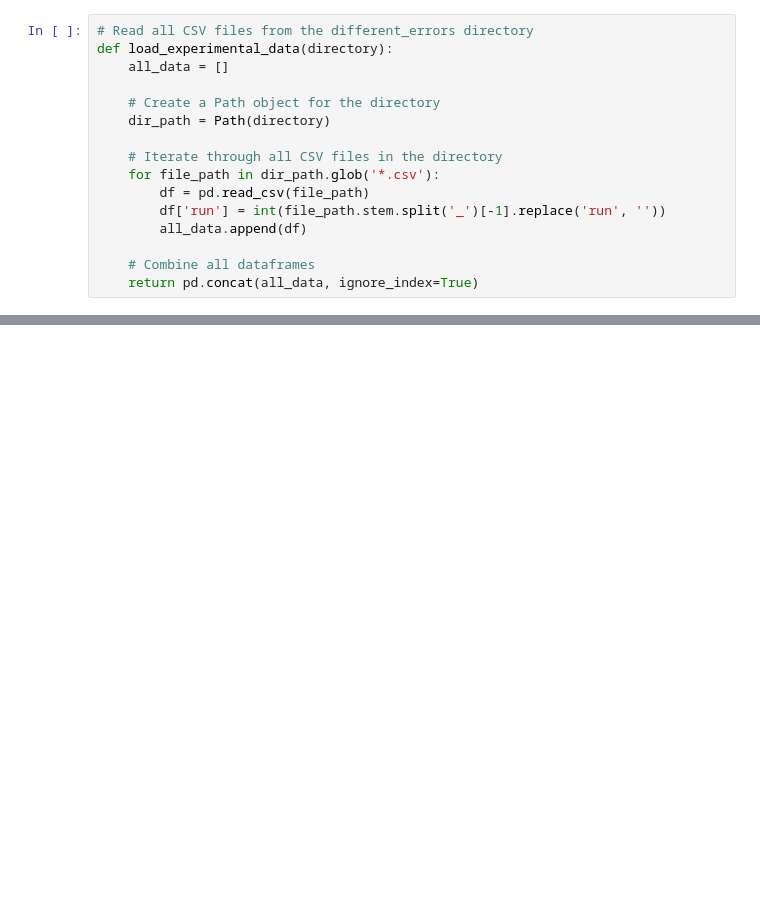
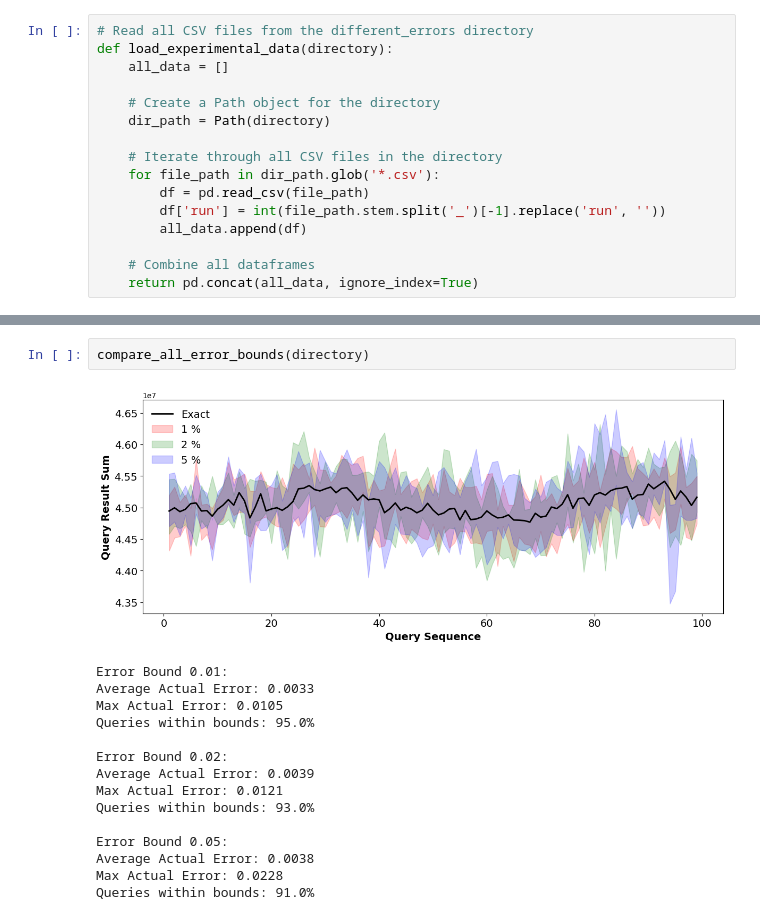
Before and after one commit to VisualFacts/rawvis-index, a Jupyter notebook: experiments/plot_creator.ipynb, the cells around one changed output, grey strips where cells are left out. Cells and saved outputs as stored; diff of their text form; blank space fills up the shorter version.

```diff
--- a/experiments/plot_creator.ipynb
+++ b/experiments/plot_creator.ipynb
@@ -263,0 +450,18 @@ plot_aggregated_error_per_column_bars_only(directory, 'I/Os', include_initializa
+# %%
+compare_all_error_bounds(directory)
+# %% [output]
+[figure, added]
+Error Bound 0.01:
+Average Actual Error: 0.0033
+Max Actual Error: 0.0105
+Queries within bounds: 95.0%
+
+Error Bound 0.02:
+Average Actual Error: 0.0039
+Max Actual Error: 0.0121
+Queries within bounds: 93.0%
+
+Error Bound 0.05:
+Average Actual Error: 0.0038
+Max Actual Error: 0.0228
+Queries within bounds: 91.0%
```
Also changed, not shown: parts of 7 cells of this notebook.
